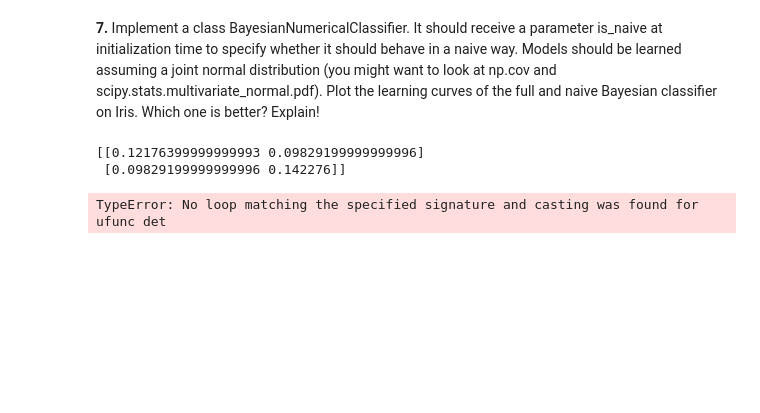
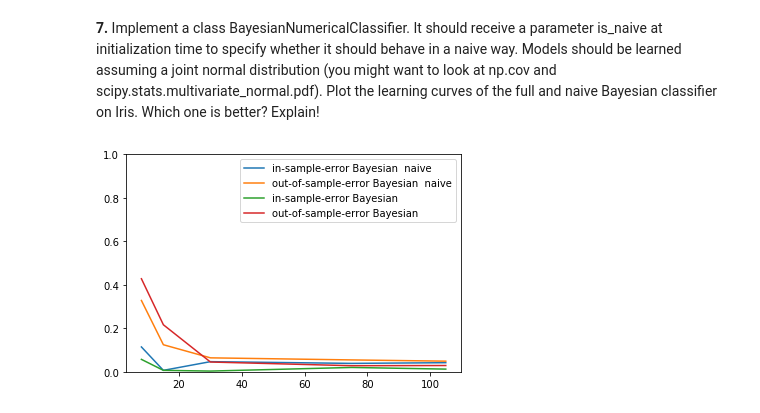
Before and after one commit to davidheay/ML, a Jupyter notebook: Sheets/Sheet 2/Sheet2.ipynb, the cells around one changed output. Cells and saved outputs as stored; diff of their text form; code cells hidden in the pictures; blank space fills up the shorter version.

```diff
--- a/Sheets/Sheet 2/Sheet2.ipynb
+++ b/Sheets/Sheet 2/Sheet2.ipynb
@@ -204,53 +176,74 @@ scipy.stats.multivariate_normal.pdf).
 Plot the learning curves of the full and naive Bayesian classifier on Iris. Which one is
 better? Explain!
 # %%
+from scipy.stats import multivariate_normal
 
 class BayesianNumericalClassifier:
-    def __init__(self,is_naive):
-        self.is_naive=is_naive
-    def train(self,X,Y):
+    def __init__(self, is_naive):
+        self.is_naive = is_naive
+    def getName(self):
+        return " Bayesian " +(' naive' if self.is_naive else '')
+    def train(self, X, Y):
         self.D = {}
-        for x,y in zip(X,Y):
+        for x, y in zip(X, Y):
             if y not in self.D.keys():
                 self.D[y] = []
             self.D[y].append(x)
         self.n = {}
         self.Pc = {}
         self.miu = {}
         self.Z = {}
         self.cov = {}
+        self.cov2 = {}
         for key in self.D:
             self.n[key] = len(self.D[key])
             self.Pc[key] = self.n[key]/len(X)
-            self.miu[key] = (1/self.n[key]) * sum(self.D[key])
+            self.miu[key] = (1/self.n[key]) * np.sum(self.D[key], axis=0)
             self.Z[key] = self.D[key]-self.miu[key].transpose()
-            self.cov[key] = 1/self.n[key] * np.dot(self.Z[key].transpose(), self.Z[key])
+            if not self.is_naive:
+                self.cov[key] = 1/self.n[key] * np.dot(self.Z[key].transpose(), self.Z[key])
+                self.cov[key] = self.cov[key].astype("float")
+            else:
+                self.cov[key] = {}
+                d=len(self.Z[key][0])
+                covMat = np.zeros((d,d))
+                for i in range(d):
+                    # cov for manual equation
+                    self.cov[key][i] =  (1/self.n[key]) * np.dot(self.Z[key][:, i], self.Z[key][:, i].transpose())
+                    # cov for ultivariate_normal.pdf
+                    covMat[i][i]= (1/self.n[key]) * np.dot(self.Z[key][:, i], self.Z[key][:, i].transpose())
+                self.cov2[key]=covMat
 
-    def predict(self,X):
+    def predict(self, X):
         resTotal = []
         for x in X:
+            res = {}
             d = len(x)
-            res = {}
-            for key in self.D:
-                print(self.cov[key])
-                print(np.linalg.det(np.array(self.cov[key])))
-                print( np.sqrt(np.linalg.det(self.cov[key])) )
-                Fi = ((1/((math.sqrt(2*math.pi)**d) * np.sqrt(np.linalg.det(self.cov[key])))) * np.exp(-((x-self.miu[key]).transpose().dot(np.linalg.inv(self.cov[key])).dot((x-self.miu[key])))/2))
-                Total = Fi * self.Pc[key]
-                res[key] = Total
-            resTotal.append( max(res, key=res.get))
+            if not self.is_naive:
+                for key in self.D:
+                    # Error with singular matrix
+                    # Fi = ((1/((math.sqrt(2*math.pi)**d) * np.sqrt(np.linalg.det(self.cov[key])))) * np.exp(-((x-self.miu[key]).transpose().dot(np.linalg.inv(self.cov[key])).dot((x-self.miu[key])))/2))
+                    Fi = multivariate_normal.pdf(x, mean=self.miu[key], cov=self.cov[key],allow_singular=True)
+                    Total = Fi * self.Pc[key]
+                    res[key] = Total
+            else:
+                for key in self.D:
+                    # Error with 0 in division
+                    # Fi = 1
+                    # for d in range(len(x)):
+                    #         Fi *=((1/(math.sqrt(2*math.pi) * math.sqrt(self.cov[key][d]))) * np.exp(-((x[d]-self.miu[key][d])**2)/(2*self.cov[key][d])))
+                    Fi = multivariate_normal.pdf(x, mean=self.miu[key], cov=self.cov2[key],allow_singular=True)
+                    Total = Fi * self.Pc[key]
+                    res[key] = Total
+            resTotal.append(max(res, key=res.get))
         return resTotal
 
+data = pd.read_csv('iris.csv').to_numpy()
+X = data[:, :4]
+Y = data[:, -1]
+model.train(X,Y)
 
-
-model = BayesianNumericalClassifier(False)
-data= pd.read_csv('iris.csv').to_numpy()
-X = data[:,:2]
-Y = data[:, -1]
-# data[]
-model.train(X,Y)
-print(model.predict([[5,3]]))
+ax = plot_learning_curves(BayesianNumericalClassifier(True),X,Y)
+ax = plot_learning_curves(BayesianNumericalClassifier(False),X,Y,ax)
 # %% [output]
-[[0.12176399999999993 0.09829199999999996]
- [0.09829199999999996 0.142276]]
-TypeError: No loop matching the specified signature and casting was found for ufunc det
+[figure, added]
```
Also changed, not shown: parts of 4 cells of this notebook.
